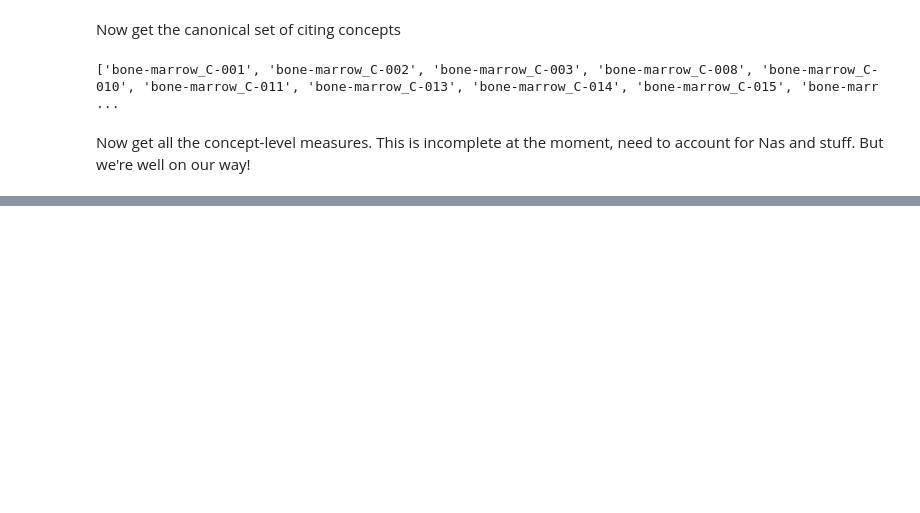
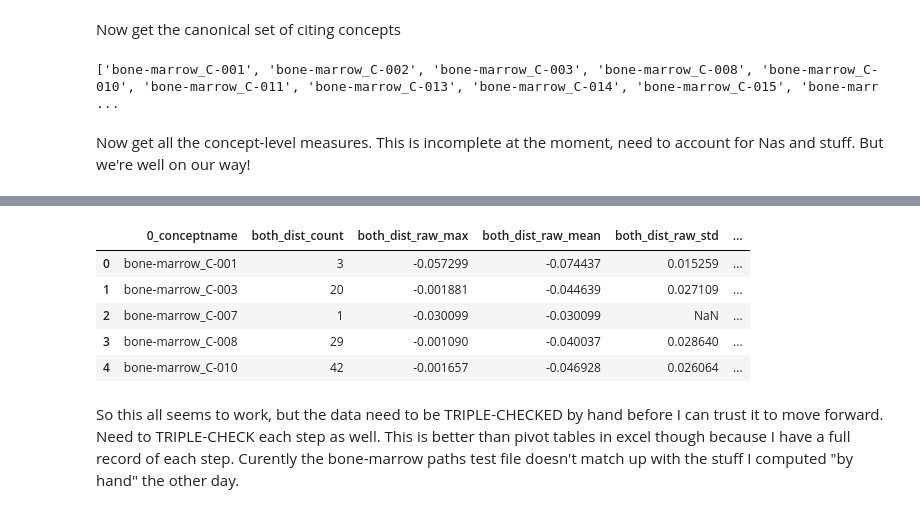
Before and after one commit to joelchan/openideo-data-processing-pipeline, a Jupyter notebook: ipython-notebooks/compute_and_explore_cb-anchored-distances.ipynb, the cells around one changed output, grey strips where cells are left out. Cells and saved outputs as stored; diff of their text form; code cells hidden in the pictures; blank space fills up the shorter version.

```diff
--- a/ipython-notebooks/compute_and_explore_cb-anchored-distances.ipynb
+++ b/ipython-notebooks/compute_and_explore_cb-anchored-distances.ipynb
@@ -360,0 +377,10 @@ conceptdata[:5]
+# %%
+conceptdata_df['challenge'] = [n.split('_')[0] for n in conceptdata_df['0_conceptname']]
+conceptdata_df.head()
+# %% [output]
+|  | 0_conceptname | both_dist_count | both_dist_raw_max | both_dist_raw_mean | both_dist_raw_std | ... |
+| 0 | bone-marrow_C-001 | 3 | -0.057299 | -0.074437 | 0.015259 | ... |
+| 1 | bone-marrow_C-003 | 20 | -0.001881 | -0.044639 | 0.027109 | ... |
+| 2 | bone-marrow_C-007 | 1 | -0.030099 | -0.030099 | NaN | ... |
+| 3 | bone-marrow_C-008 | 29 | -0.001090 | -0.040037 | 0.028640 | ... |
+| 4 | bone-marrow_C-010 | 42 | -0.001657 | -0.046928 | 0.026064 | ... |
@@ -360,0 +389,2 @@ conceptdata[:5]
+# %% [markdown]
+So this all seems to work, but the data need to be TRIPLE-CHECKED by hand before I can trust it to move forward. Need to TRIPLE-CHECK each step as well. This is better than pivot tables in excel though because I have a full record of each step. Curently the bone-marrow paths test file doesn't match up with the stuff I computed "by hand" the other day.
```
Also changed, not shown: parts of 3 cells of this notebook.
